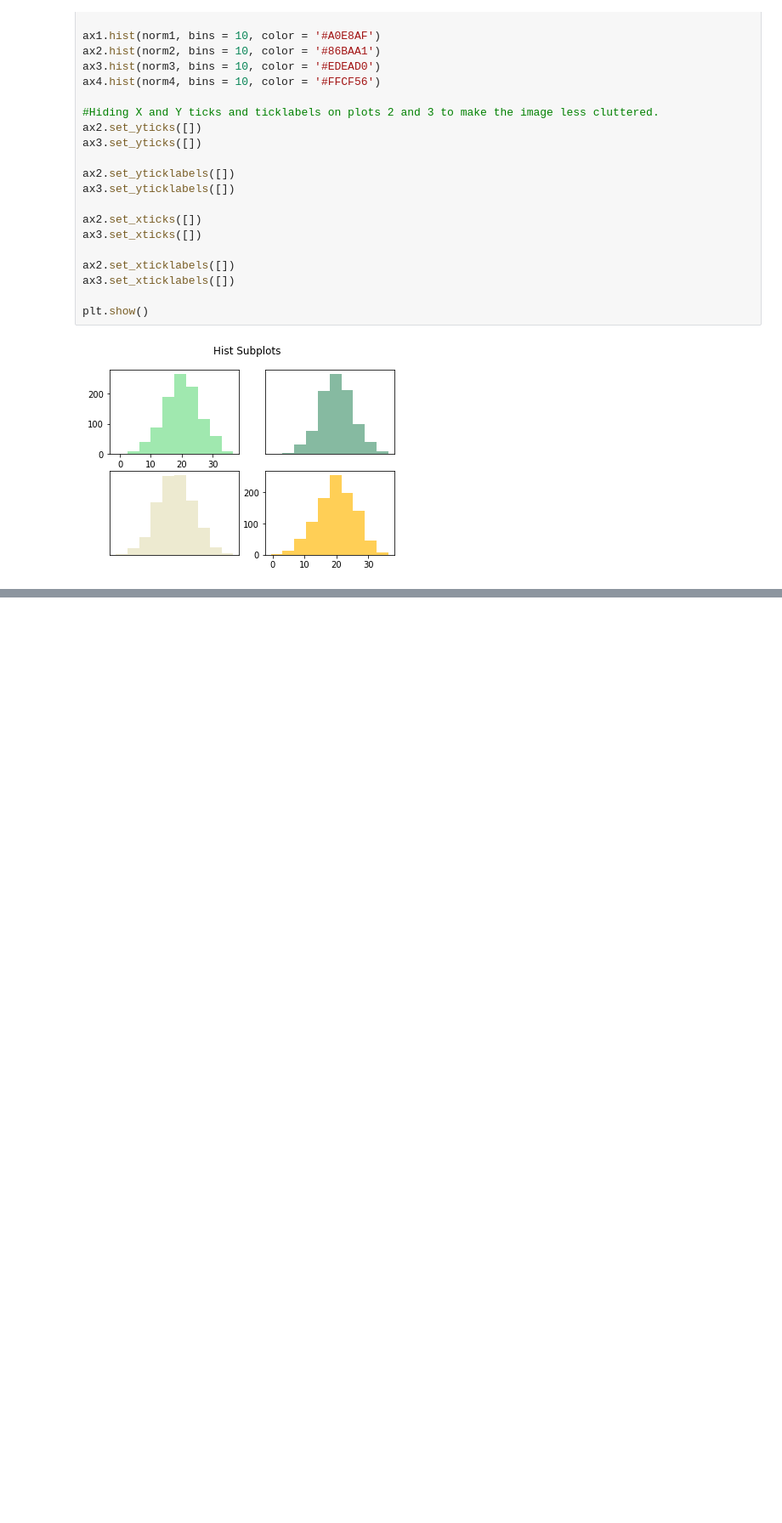
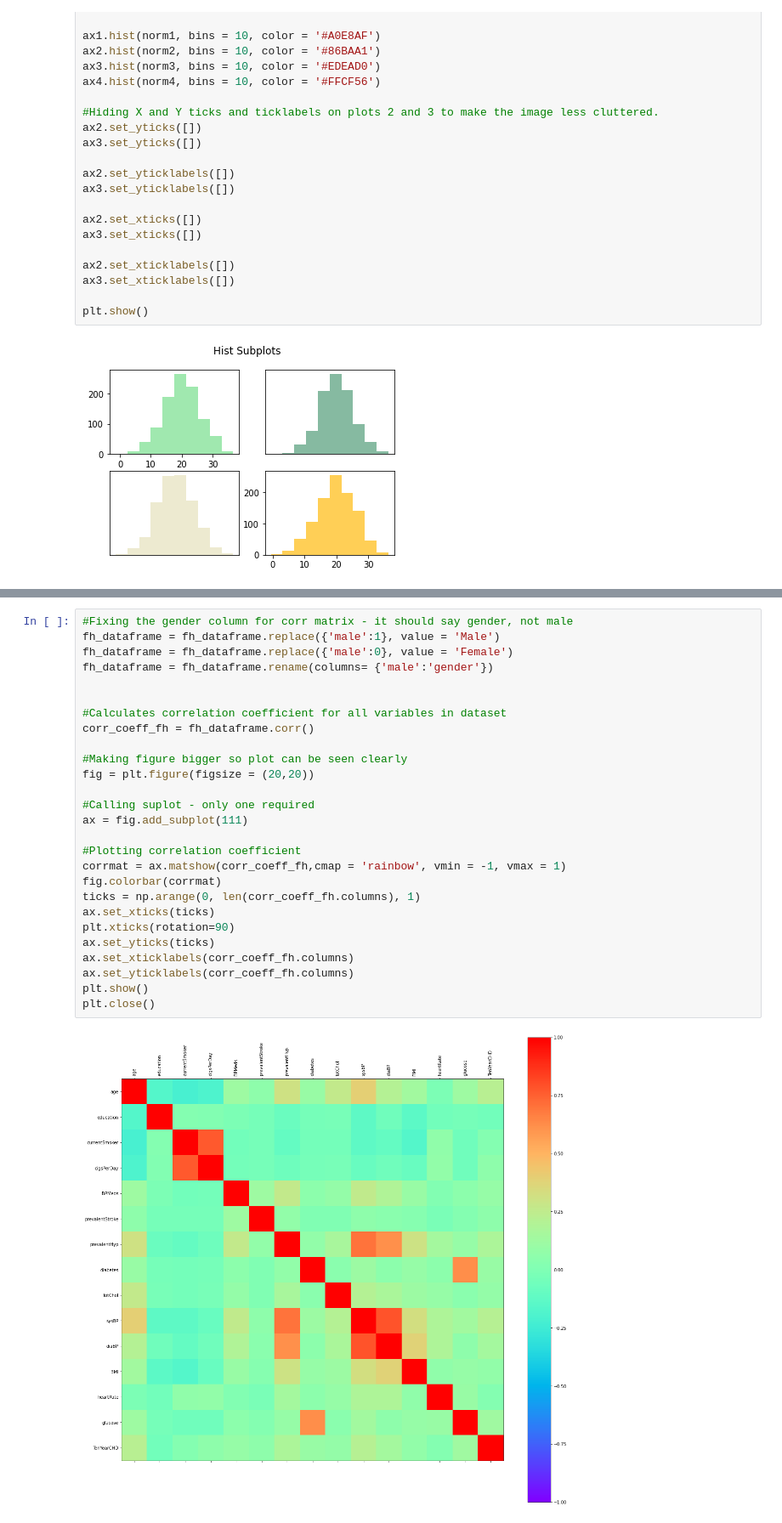
Before and after one commit to katemcg93/Fundamentals-of-Data-Analysis-21-Assessment, a Jupyter notebook: pyplot.ipynb, the cells around one changed output, grey strips where cells are left out. Shown: that part at 85% size. Cells and saved outputs as stored; diff of their text form; blank space fills up the shorter version.

```diff
--- a/pyplot.ipynb
+++ b/pyplot.ipynb
@@ -168,0 +232,29 @@ plt.show()
+# %%
+#Fixing the gender column for corr matrix - it should say gender, not male
+fh_dataframe = fh_dataframe.replace({'male':1}, value = 'Male')
+fh_dataframe = fh_dataframe.replace({'male':0}, value = 'Female')
+fh_dataframe = fh_dataframe.rename(columns= {'male':'gender'})
+
+
+#Calculates correlation coefficient for all variables in dataset
+corr_coeff_fh = fh_dataframe.corr()
+
+#Making figure bigger so plot can be seen clearly
+fig = plt.figure(figsize = (20,20))
+
+#Calling suplot - only one required
+ax = fig.add_subplot(111)
+
+#Plotting correlation coefficient
+corrmat = ax.matshow(corr_coeff_fh,cmap = 'rainbow', vmin = -1, vmax = 1)
+fig.colorbar(corrmat)
+ticks = np.arange(0, len(corr_coeff_fh.columns), 1)
+ax.set_xticks(ticks)
+plt.xticks(rotation=90)
+ax.set_yticks(ticks)
+ax.set_xticklabels(corr_coeff_fh.columns)
+ax.set_yticklabels(corr_coeff_fh.columns)
+plt.show()
+plt.close()
+# %% [output]
+[figure, added]
```
Also changed, not shown: parts of 5 cells of this notebook.
